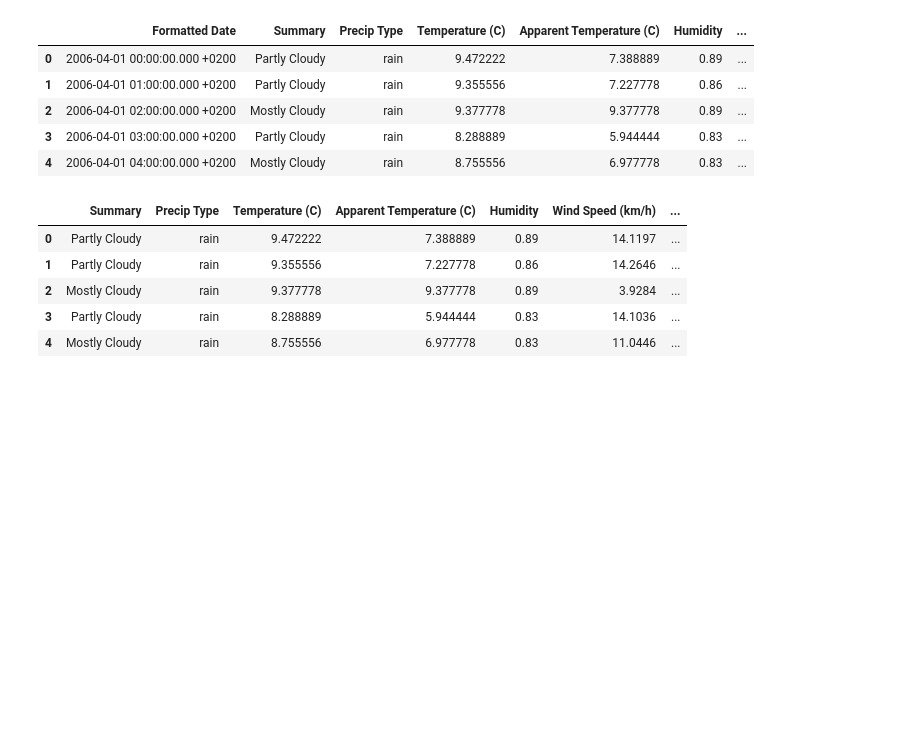
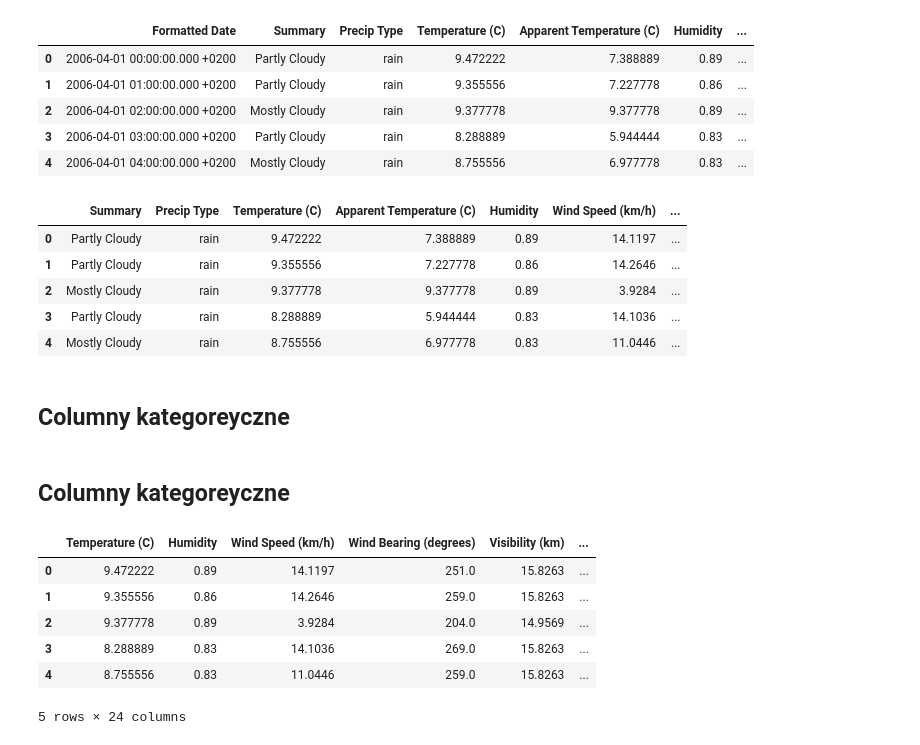
Before and after one commit to guzweronika/weather_project_SDA, a Jupyter notebook: weatherHistory.ipynb, the cells around one changed output. Drawn from its saved outputs; the diff is of its cells as text; code cells hidden in the pictures; blank space fills up the shorter version.

Commit message:
data engeenering

```diff
--- a/weatherHistory.ipynb
+++ b/weatherHistory.ipynb
@@ -175,3 +175,46 @@ df.head()
 | 2 | Mostly Cloudy | rain | 9.377778 | 9.377778 | 0.89 | 3.9284 | ... |
 | 3 | Partly Cloudy | rain | 8.288889 | 5.944444 | 0.83 | 14.1036 | ... |
 | 4 | Mostly Cloudy | rain | 8.755556 | 6.977778 | 0.83 | 11.0446 | ... |
+# %% [markdown]
+## Columny kategoreyczne
+# %%
+# Precip Type column
+df = pd.get_dummies(df, columns = ['Precip Type'])
+df.rename(columns={'Precip Type_rain': 'Rain', 'Precip Type_snow': 'Snow'}, inplace=True)
+# %%
+def create_summary_columns(column_name, data_frame):
+    if column_name not in data_frame.columns:
+        data_frame[column_name] = 0
+
+separator = " and "
+list_of_values = df["Summary"].unique()
+
+
+# Summary column
+# create new columns from Summary unique values
+for unique_value in list_of_values:
+    if separator in unique_value:
+        value_list = unique_value.split(separator)
+        for col_name in value_list:
+            create_summary_columns(col_name, df)
+    else:
+        create_summary_columns(unique_value, df)
+        df.loc[df["Summary"] == unique_value, unique_value] = 1
+
+df = df.drop('Summary', axis=1)
+# %% [markdown]
+## Columny kategoreyczne
+# %%
+# Add column with temerature difference between measured and apparent temperature
+df["temperature difference"] = df["Apparent Temperature (C)"] - df["Temperature (C)"]
+df = df.drop("Apparent Temperature (C)", axis=1)
+# %%
+df.head()
+# %% [output]
+|  | Temperature (C) | Humidity | Wind Speed (km/h) | Wind Bearing (degrees) | Visibility (km) | ... |
+| 0 | 9.472222 | 0.89 | 14.1197 | 251.0 | 15.8263 | ... |
+| 1 | 9.355556 | 0.86 | 14.2646 | 259.0 | 15.8263 | ... |
+| 2 | 9.377778 | 0.89 | 3.9284 | 204.0 | 14.9569 | ... |
+| 3 | 8.288889 | 0.83 | 14.1036 | 269.0 | 15.8263 | ... |
+| 4 | 8.755556 | 0.83 | 11.0446 | 259.0 | 15.8263 | ... |
+5 rows × 24 columns
```
